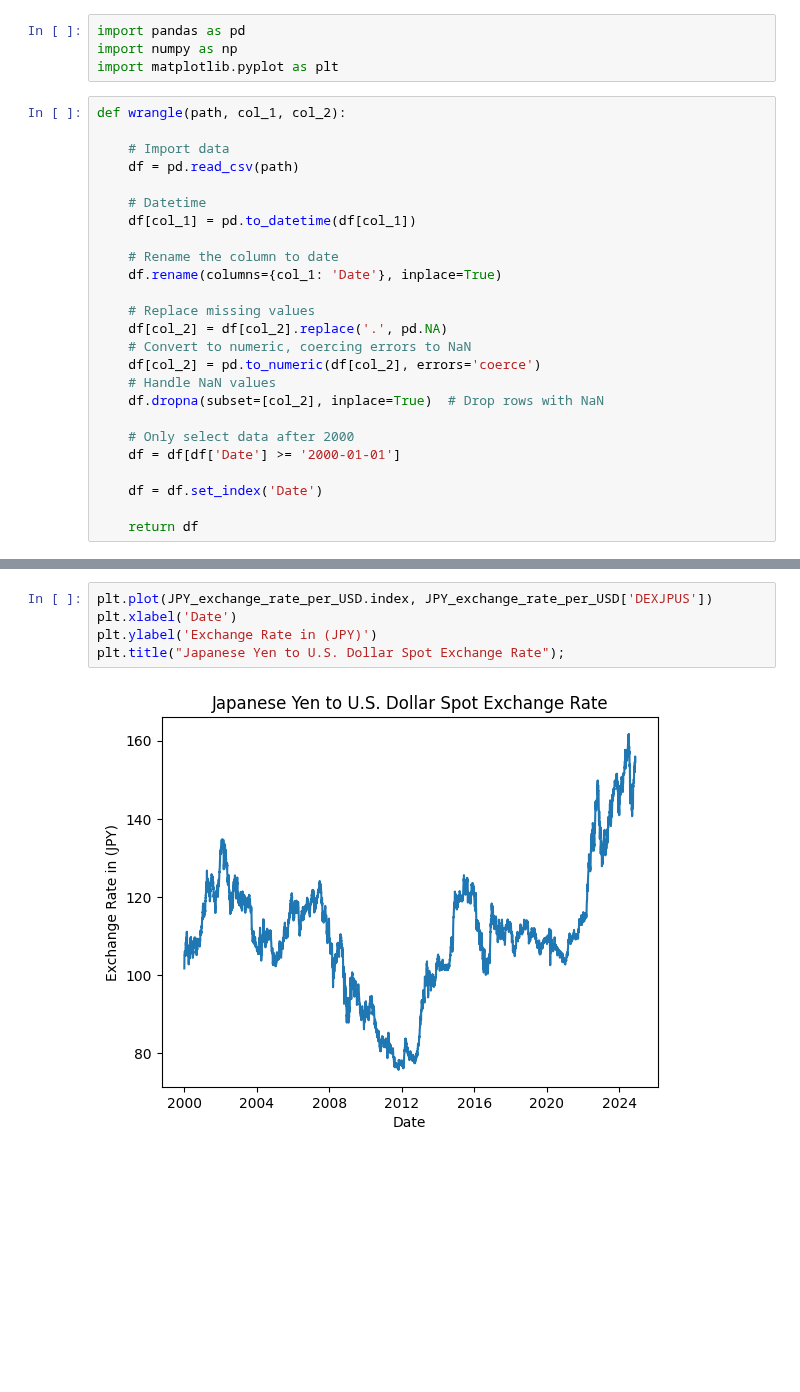
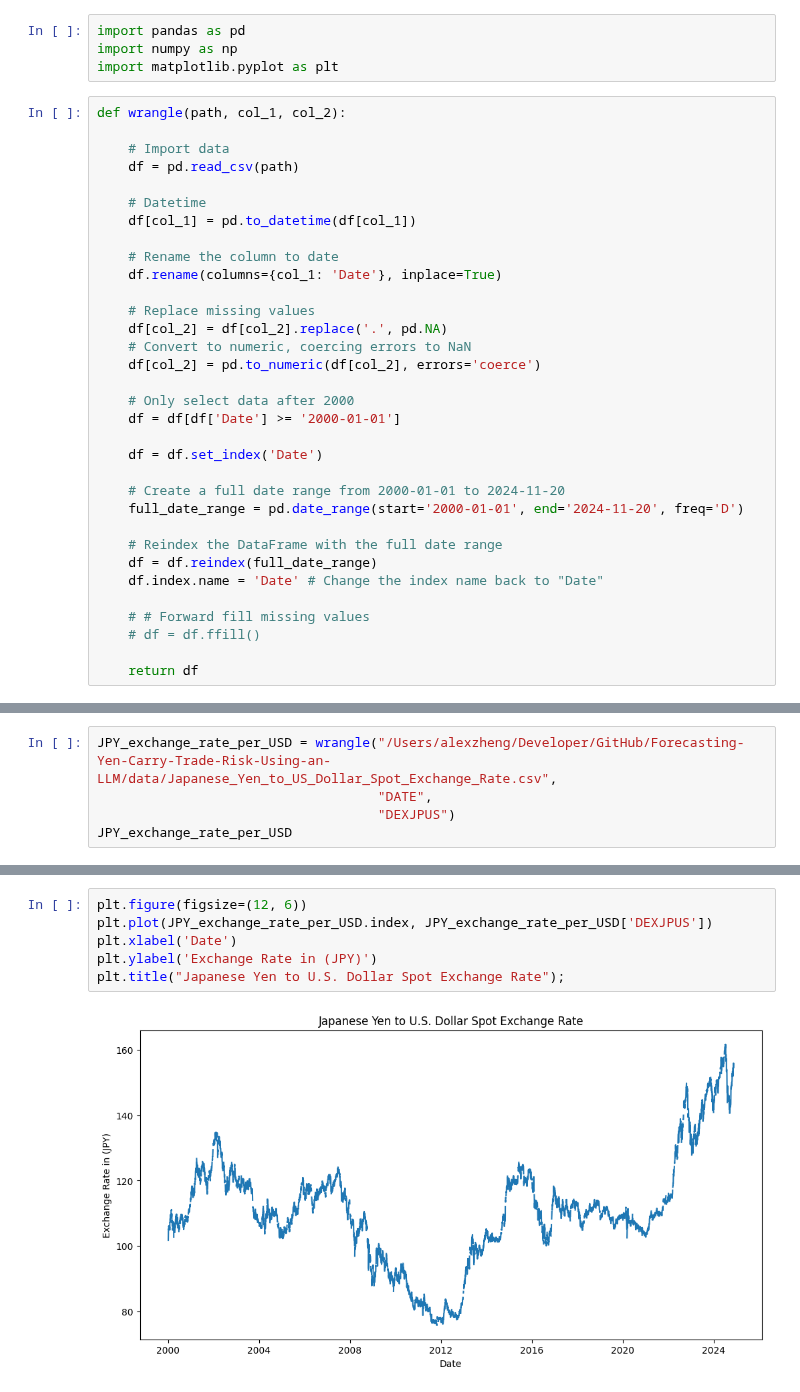
Before and after one commit to alexzheng123/EC331-project, a Jupyter notebook: code/data_cleansing.ipynb, the cells around one changed output, grey strips where cells are left out. Drawn from its saved outputs; the diff is of its cells as text; blank space fills up the shorter version.

```diff
--- a/code/data_cleansing.ipynb
+++ b/code/data_cleansing.ipynb
@@ -20,12 +22,20 @@ def wrangle(path, col_1, col_2):
     df[col_2] = df[col_2].replace('.', pd.NA)
     # Convert to numeric, coercing errors to NaN
     df[col_2] = pd.to_numeric(df[col_2], errors='coerce')
-    # Handle NaN values
-    df.dropna(subset=[col_2], inplace=True)  # Drop rows with NaN
 
     # Only select data after 2000
     df = df[df['Date'] >= '2000-01-01']
 
     df = df.set_index('Date')
 
+    # Create a full date range from 2000-01-01 to 2024-11-20
+    full_date_range = pd.date_range(start='2000-01-01', end='2024-11-20', freq='D')
+
+    # Reindex the DataFrame with the full date range
+    df = df.reindex(full_date_range)
+    df.index.name = 'Date' # Change the index name back to "Date"
+
+    # # Forward fill missing values
+    # df = df.ffill()
+
     return df
@@ -78,0 +70,5 @@ JPY_exchange_rate_per_USD
+# %%
+JPY_exchange_rate_per_USD = wrangle("/Users/alexzheng/Developer/GitHub/Forecasting-Yen-Carry-Trade-Risk-Using-an-LLM/data/Japanese_Yen_to_US_Dollar_Spot_Exchange_Rate.csv",
+                                    "DATE",
+                                    "DEXJPUS")
+JPY_exchange_rate_per_USD
@@ -79,8 +90,9 @@ JPY_exchange_rate_per_USD
 # %%
+plt.figure(figsize=(12, 6))
 plt.plot(JPY_exchange_rate_per_USD.index, JPY_exchange_rate_per_USD['DEXJPUS'])
 plt.xlabel('Date')
 plt.ylabel('Exchange Rate in (JPY)')
 plt.title("Japanese Yen to U.S. Dollar Spot Exchange Rate");
 # %% [output]
-[figure, old version]
+[figure, new version]
 # %%
```
Also changed, not shown: parts of 32 cells of this notebook, 12 other files.
